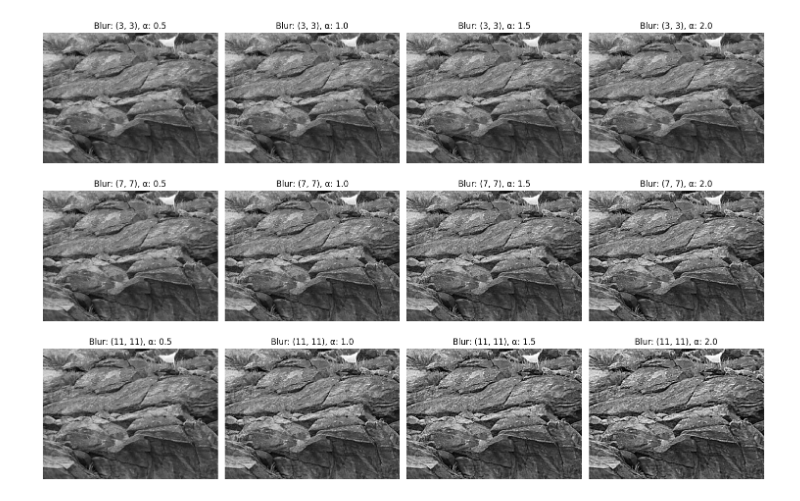
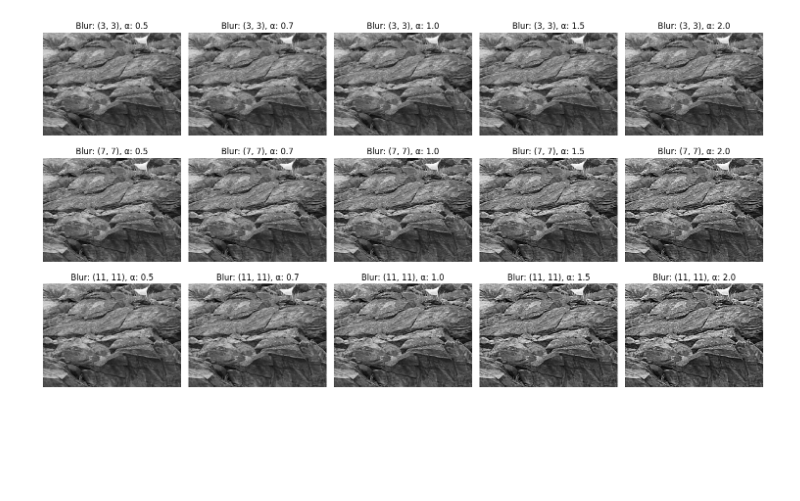
Before and after one commit to sunabove/opencv-python, a Jupyter notebook: ch_07_domain/128_언샤프 마스크 비교.ipynb, the cells around one changed output. Cells and saved outputs as stored; diff of their text form; code cells hidden in the pictures; blank space fills up the shorter version.

```diff
--- a/ch_07_domain/128_언샤프 마스크 비교.ipynb
+++ b/ch_07_domain/128_언샤프 마스크 비교.ipynb
@@ -8,33 +8,35 @@ img = cv2.imread('blurred.jpg', cv2.IMREAD_GRAYSCALE)
 if img is None:
     raise FileNotFoundError("Image file 'blurred.jpg' not found.")
 
 # 파라미터 설정
 blur_sizes = [(3, 3), (7, 7), (11, 11)]  # 다양한 블러링 커널 크기
-alpha_values = [0.5, 1.0, 1.5, 2.0]  # 다양한 샤프닝 강도
+alpha_values = [0.5, 0.7, 1.0, 1.5, 2.0]  # 다양한 샤프닝 강도
 
 # 플롯 생성
-plt.figure(figsize=(15, 10))
+plt.figure(figsize=(15, 8))
 plot_idx = 1
 
 for blur_size in blur_sizes:
     # 가우시안 블러 적용
     blurred_img = cv2.GaussianBlur(img, blur_size, 0)
 
     for alpha in alpha_values:
         # 샤프닝 계산 (NumPy 사용)
         img_sharpened = (1 + alpha) * img - alpha * blurred_img
 
         # 값 클리핑 및 데이터 타입 변환
         img_sharpened = np.clip(img_sharpened, 0, 255).astype(np.uint8)
 
         # 결과 출력
         plt.subplot(len(blur_sizes), len(alpha_values), plot_idx)
         plt.imshow(img_sharpened, cmap='gray')
         plt.title(f'Blur: {blur_size}, α: {alpha}')
         plt.axis('off')
         plot_idx += 1
+    pass
+pass
 
 plt.tight_layout()
 plt.show()
 # %% [output]
-[figure, old version]
+[figure, new version]
```
